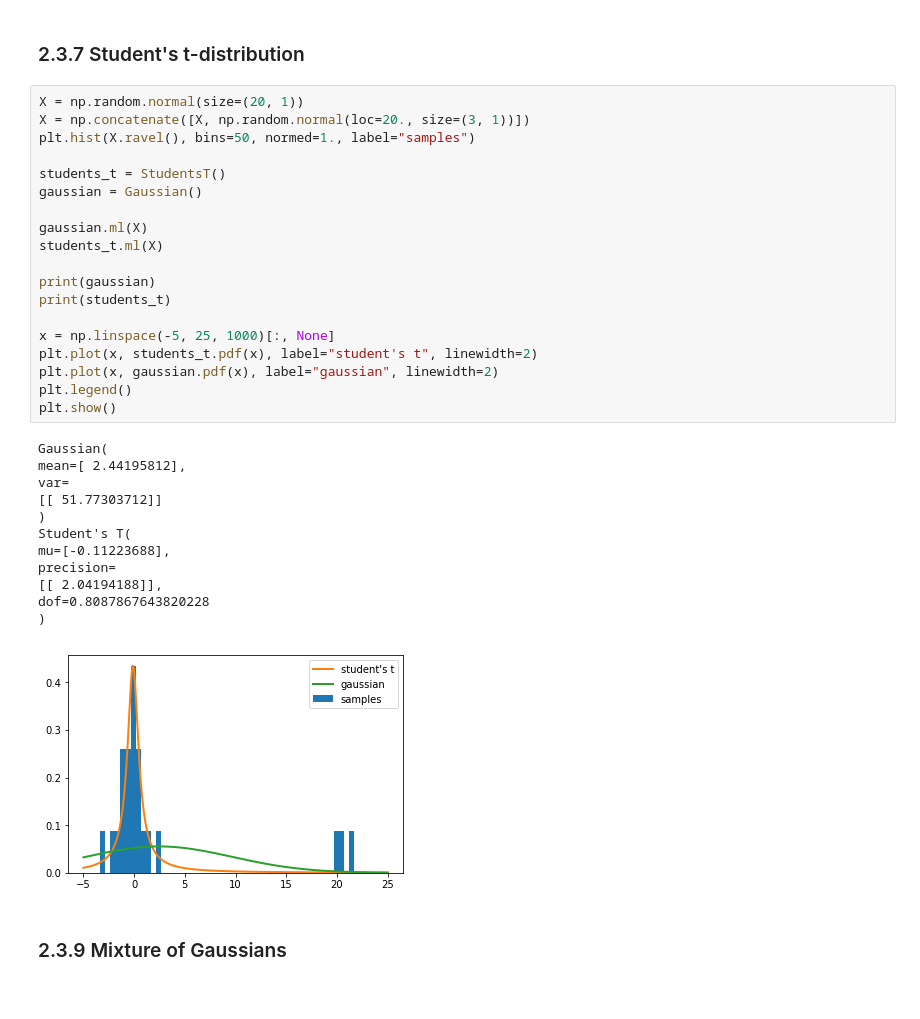
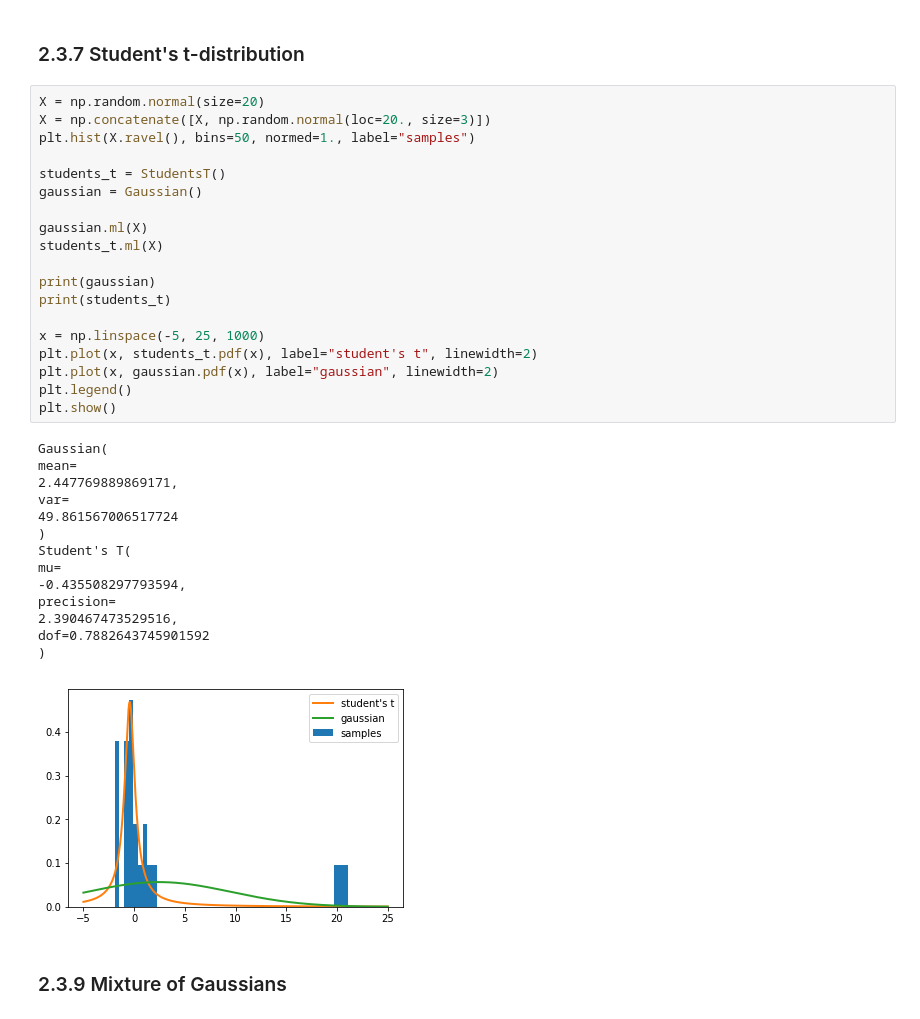
Before and after one commit to ctgk/PRML, a Jupyter notebook: notebooks/ch02_Probability_Distributions.ipynb, the cells around one changed output. Drawn from its saved outputs; the diff is of its cells as text.

Commit message:
random variables

```diff
--- a/notebooks/ch02_Probability_Distributions.ipynb
+++ b/notebooks/ch02_Probability_Distributions.ipynb
@@ -204,37 +215,39 @@ Gamma(shape=51.0, rate=84.47375138183781)
 # %% [markdown]
 ### 2.3.7 Student's t-distribution
 # %%
-X = np.random.normal(size=(20, 1))
-X = np.concatenate([X, np.random.normal(loc=20., size=(3, 1))])
+X = np.random.normal(size=20)
+X = np.concatenate([X, np.random.normal(loc=20., size=3)])
 plt.hist(X.ravel(), bins=50, normed=1., label="samples")
 
 students_t = StudentsT()
 gaussian = Gaussian()
 
 gaussian.ml(X)
 students_t.ml(X)
 
 print(gaussian)
 print(students_t)
 
-x = np.linspace(-5, 25, 1000)[:, None]
+x = np.linspace(-5, 25, 1000)
 plt.plot(x, students_t.pdf(x), label="student's t", linewidth=2)
 plt.plot(x, gaussian.pdf(x), label="gaussian", linewidth=2)
 plt.legend()
 plt.show()
 # %% [output]
 Gaussian(
-mean=[ 2.44195812],
+mean=
+2.447769889869171,
 var=
-[[ 51.77303712]]
+49.861567006517724
 )
 Student's T(
-mu=[-0.11223688],
+mu=
+-0.435508297793594,
 precision=
-[[ 2.04194188]],
-dof=0.8087867643820228
+2.390467473529516,
+dof=0.7882643745901592
 )
-[figure, old version]
+[figure, new version]
 # %% [markdown]
 ### 2.3.9 Mixture of Gaussians
 # %%
```
Also changed, not shown: parts of 11 cells of this notebook, 20 other files.
